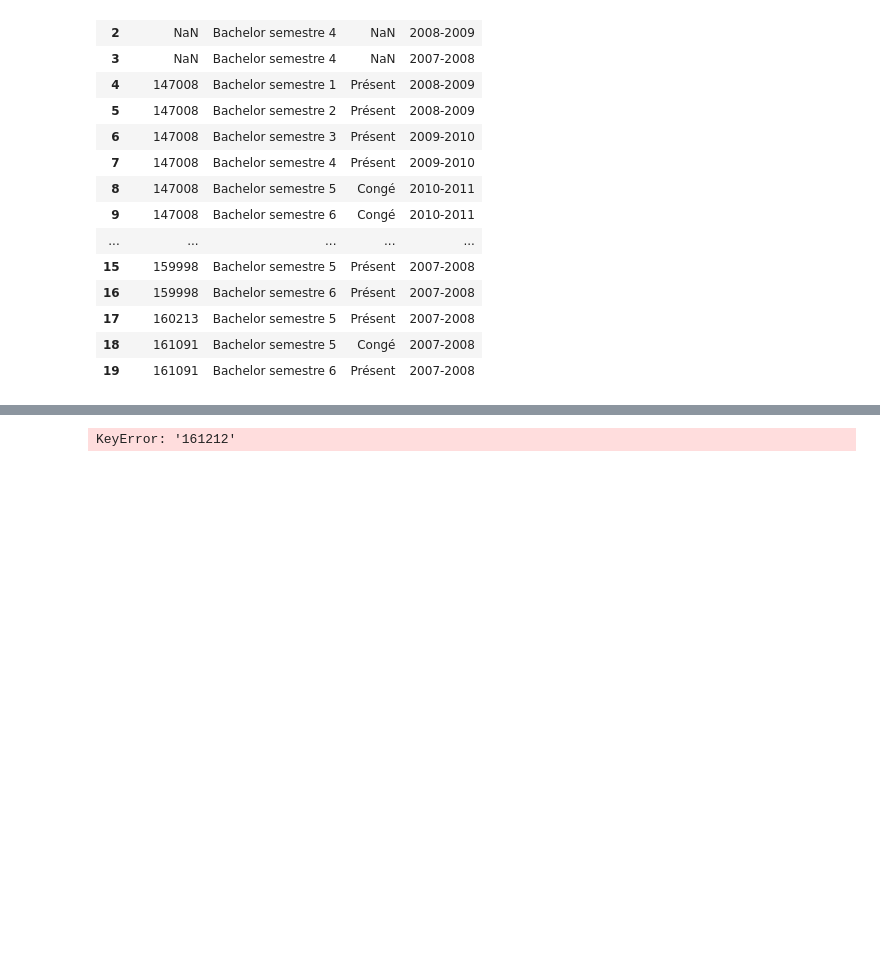
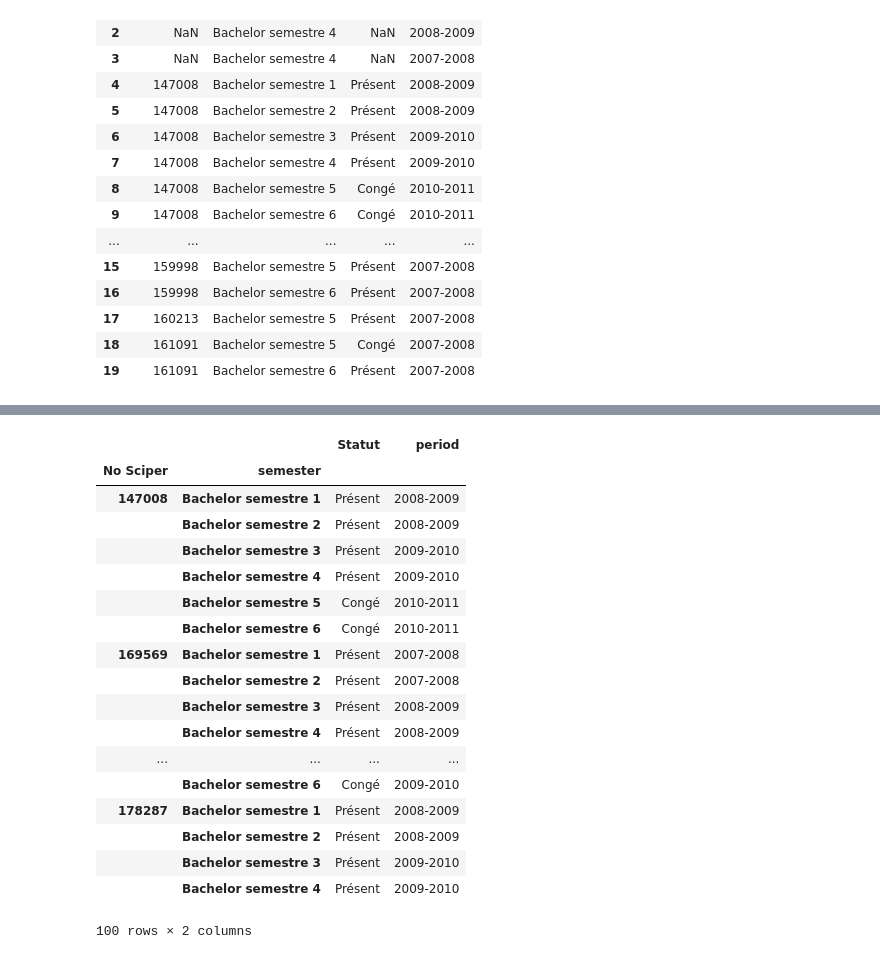
Before and after one commit to onanypoint/ADA-Homework, a Jupyter notebook: 02 - Data from the Web/Data from the web.ipynb, the cells around one changed output, grey strips where cells are left out. Cells and saved outputs as stored; diff of their text form; code cells hidden in the pictures; blank space fills up the shorter version.

Commit message:
Filter students who have entries for BA1 & BA6

```diff
--- a/02 - Data from the Web/Data from the web.ipynb
+++ b/02 - Data from the Web/Data from the web.ipynb
@@ -226,4 +228,9 @@ d.head(20)
 | 17 | 160213 | Bachelor semestre 5 | Présent | 2007-2008 |
 | 18 | 161091 | Bachelor semestre 5 | Congé | 2007-2008 |
 | 19 | 161091 | Bachelor semestre 6 | Présent | 2007-2008 |
+# %%
+d['No Sciper'] = d['No Sciper'].apply(str)
+grouped = d.groupby(['No Sciper'])
+# %%
+filtered = grouped.filter(lambda x: len(x.values) >= 2 and "Bachelor semestre 1" in x.values and "Bachelor semestre 6" in x.values)
 # %%
@@ -233,4 +245,0 @@ d.groupby(['No Sciper'])
-# %%
-d.ix[('161212')]
-# %% [output]
-KeyError: '161212'
@@ -243,0 +246,22 @@ def parse_periode(s):
+# %%
+filtered.set_index(['No Sciper', "semester"]).sort_index().head(100)
+# %% [output]
+|  |  | Statut | period |
+| No Sciper | semester |  |  |
+| 147008 | Bachelor semestre 1 | Présent | 2008-2009 |
+|  | Bachelor semestre 2 | Présent | 2008-2009 |
+|  | Bachelor semestre 3 | Présent | 2009-2010 |
+|  | Bachelor semestre 4 | Présent | 2009-2010 |
+|  | Bachelor semestre 5 | Congé | 2010-2011 |
+|  | Bachelor semestre 6 | Congé | 2010-2011 |
+| 169569 | Bachelor semestre 1 | Présent | 2007-2008 |
+|  | Bachelor semestre 2 | Présent | 2007-2008 |
+|  | Bachelor semestre 3 | Présent | 2008-2009 |
+|  | Bachelor semestre 4 | Présent | 2008-2009 |
+| ... | ... | ... | ... |
+|  | Bachelor semestre 6 | Congé | 2009-2010 |
+| 178287 | Bachelor semestre 1 | Présent | 2008-2009 |
+|  | Bachelor semestre 2 | Présent | 2008-2009 |
+|  | Bachelor semestre 3 | Présent | 2009-2010 |
+|  | Bachelor semestre 4 | Présent | 2009-2010 |
+100 rows × 2 columns
```
Also changed, not shown: parts of 5 cells of this notebook.
